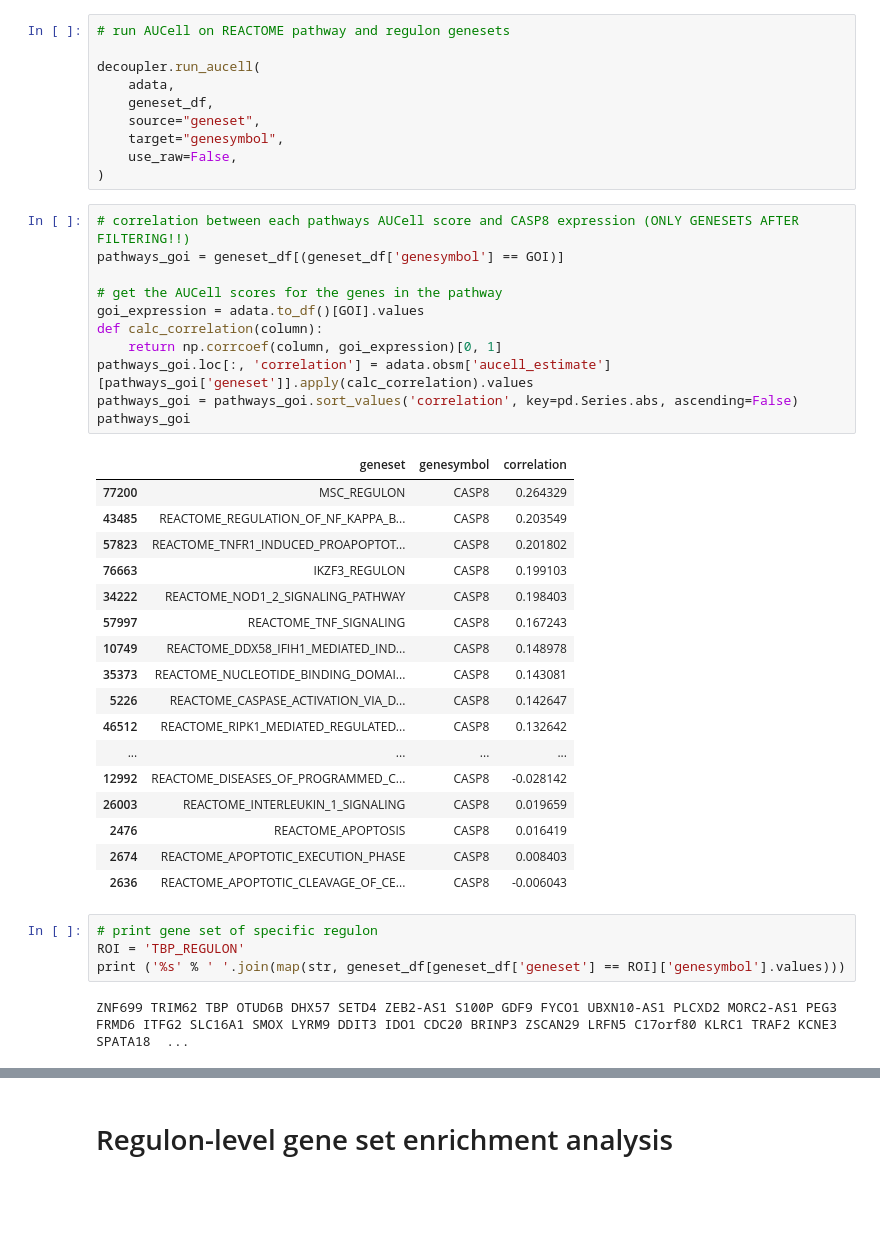
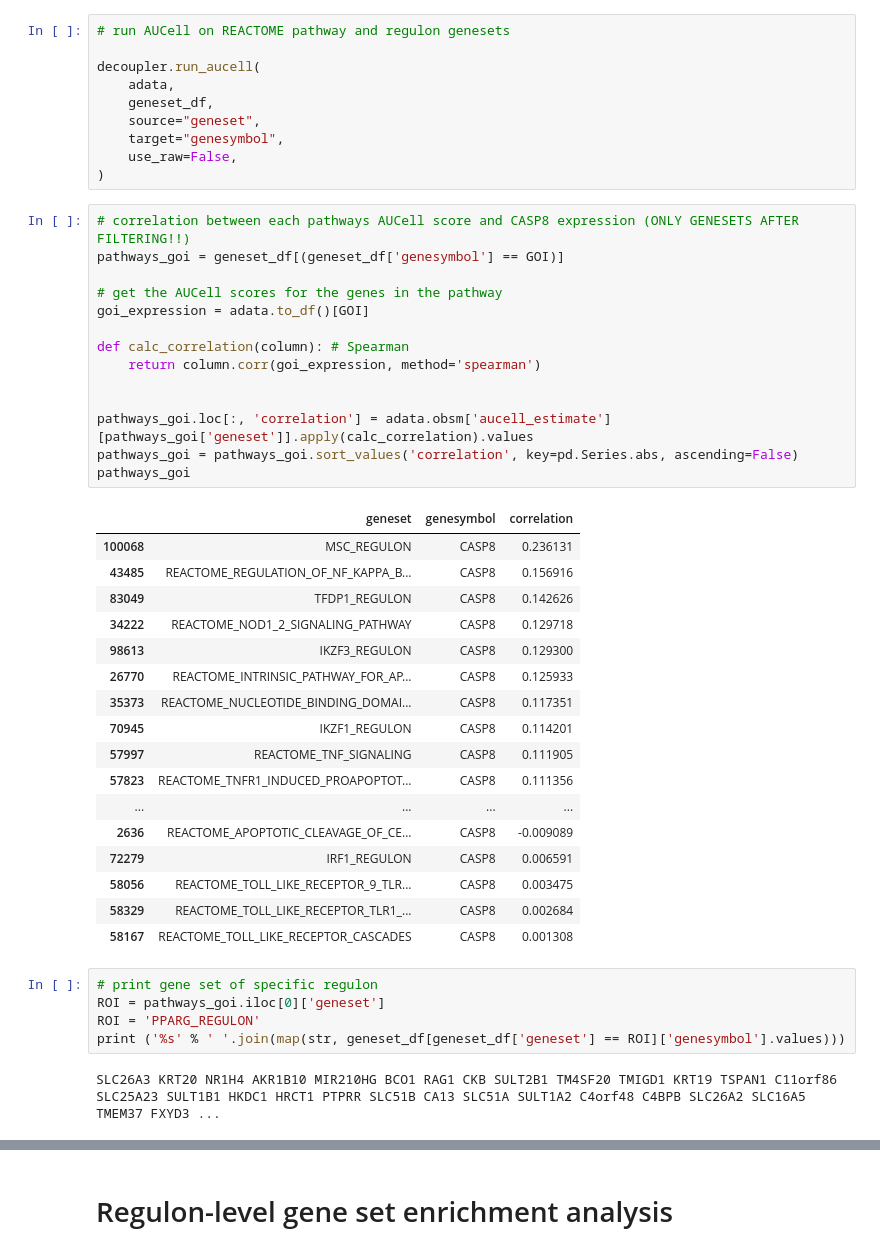
Before and after one commit to chickaroo/genereporter, a Jupyter notebook: src/gsea.ipynb, the cells around one changed output, grey strips where cells are left out. Saved outputs shown, nothing was run; the diff lists cells and outputs as text; blank space fills up the shorter version.

```diff
--- a/src/gsea.ipynb
+++ b/src/gsea.ipynb
@@ -120,36 +136,40 @@ decoupler.run_aucell(
 # %%
 # correlation between each pathways AUCell score and CASP8 expression (ONLY GENESETS AFTER FILTERING!!)
 pathways_goi = geneset_df[(geneset_df['genesymbol'] == GOI)]
 
 # get the AUCell scores for the genes in the pathway
-goi_expression = adata.to_df()[GOI].values
-def calc_correlation(column):
-    return np.corrcoef(column, goi_expression)[0, 1]
+goi_expression = adata.to_df()[GOI]
+
+def calc_correlation(column): # Spearman
+    return column.corr(goi_expression, method='spearman')
+
+
 pathways_goi.loc[:, 'correlation'] = adata.obsm['aucell_estimate'][pathways_goi['geneset']].apply(calc_correlation).values
 pathways_goi = pathways_goi.sort_values('correlation', key=pd.Series.abs, ascending=False)
 pathways_goi
 # %% [output]
 |  | geneset | genesymbol | correlation |
-| 77200 | MSC_REGULON | CASP8 | 0.264329 |
-| 43485 | REACTOME_REGULATION_OF_NF_KAPPA_B... | CASP8 | 0.203549 |
-| 57823 | REACTOME_TNFR1_INDUCED_PROAPOPTOT... | CASP8 | 0.201802 |
-| 76663 | IKZF3_REGULON | CASP8 | 0.199103 |
-| 34222 | REACTOME_NOD1_2_SIGNALING_PATHWAY | CASP8 | 0.198403 |
-| 57997 | REACTOME_TNF_SIGNALING | CASP8 | 0.167243 |
-| 10749 | REACTOME_DDX58_IFIH1_MEDIATED_IND... | CASP8 | 0.148978 |
-| 35373 | REACTOME_NUCLEOTIDE_BINDING_DOMAI... | CASP8 | 0.143081 |
-| 5226 | REACTOME_CASPASE_ACTIVATION_VIA_D... | CASP8 | 0.142647 |
-| 46512 | REACTOME_RIPK1_MEDIATED_REGULATED... | CASP8 | 0.132642 |
+| 100068 | MSC_REGULON | CASP8 | 0.236131 |
+| 43485 | REACTOME_REGULATION_OF_NF_KAPPA_B... | CASP8 | 0.156916 |
+| 83049 | TFDP1_REGULON | CASP8 | 0.142626 |
+| 34222 | REACTOME_NOD1_2_SIGNALING_PATHWAY | CASP8 | 0.129718 |
+| 98613 | IKZF3_REGULON | CASP8 | 0.129300 |
+| 26770 | REACTOME_INTRINSIC_PATHWAY_FOR_AP... | CASP8 | 0.125933 |
+| 35373 | REACTOME_NUCLEOTIDE_BINDING_DOMAI... | CASP8 | 0.117351 |
+| 70945 | IKZF1_REGULON | CASP8 | 0.114201 |
+| 57997 | REACTOME_TNF_SIGNALING | CASP8 | 0.111905 |
+| 57823 | REACTOME_TNFR1_INDUCED_PROAPOPTOT... | CASP8 | 0.111356 |
 | ... | ... | ... | ... |
-| 12992 | REACTOME_DISEASES_OF_PROGRAMMED_C... | CASP8 | -0.028142 |
-| 26003 | REACTOME_INTERLEUKIN_1_SIGNALING | CASP8 | 0.019659 |
-| 2476 | REACTOME_APOPTOSIS | CASP8 | 0.016419 |
-| 2674 | REACTOME_APOPTOTIC_EXECUTION_PHASE | CASP8 | 0.008403 |
-| 2636 | REACTOME_APOPTOTIC_CLEAVAGE_OF_CE... | CASP8 | -0.006043 |
+| 2636 | REACTOME_APOPTOTIC_CLEAVAGE_OF_CE... | CASP8 | -0.009089 |
+| 72279 | IRF1_REGULON | CASP8 | 0.006591 |
+| 58056 | REACTOME_TOLL_LIKE_RECEPTOR_9_TLR... | CASP8 | 0.003475 |
+| 58329 | REACTOME_TOLL_LIKE_RECEPTOR_TLR1_... | CASP8 | 0.002684 |
+| 58167 | REACTOME_TOLL_LIKE_RECEPTOR_CASCADES | CASP8 | 0.001308 |
 # %%
 # print gene set of specific regulon
-ROI = 'TBP_REGULON'
+ROI = pathways_goi.iloc[0]['geneset']
+ROI = 'PPARG_REGULON'
 print ('%s' % ' '.join(map(str, geneset_df[geneset_df['geneset'] == ROI]['genesymbol'].values)))
 # %% [output]
-ZNF699 TRIM62 TBP OTUD6B DHX57 SETD4 ZEB2-AS1 S100P GDF9 FYCO1 UBXN10-AS1 PLCXD2 MORC2-AS1 PEG3 FRMD6 ITFG2 SLC16A1 SMOX LYRM9 DDIT3 IDO1 CDC20 BRINP3 ZSCAN29 LRFN5 C17orf80 KLRC1 TRAF2 KCNE3 SPATA18  ...
+SLC26A3 KRT20 NR1H4 AKR1B10 MIR210HG BCO1 RAG1 CKB SULT2B1 TM4SF20 TMIGD1 KRT19 TSPAN1 C11orf86 SLC25A23 SULT1B1 HKDC1 HRCT1 PTPRR SLC51B CA13 SLC51A SULT1A2 C4orf48 C4BPB SLC26A2 SLC16A5 TMEM37 FXYD3 ...
 # %%
```
Also changed, not shown: parts of 6 cells of this notebook, 4 other files.
